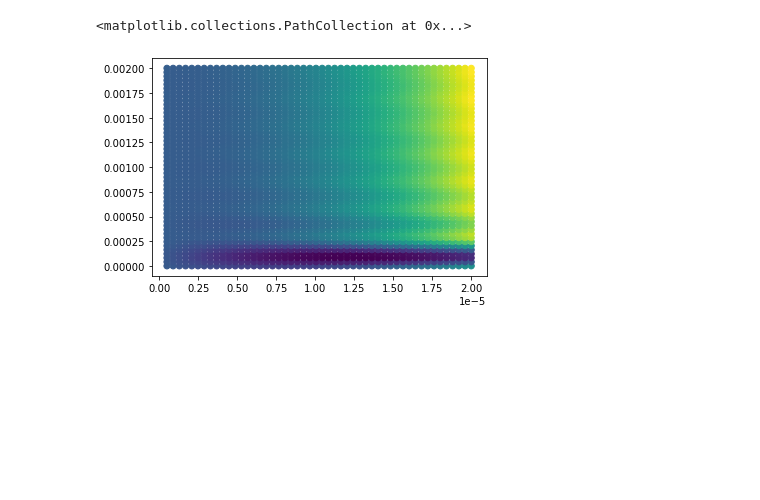
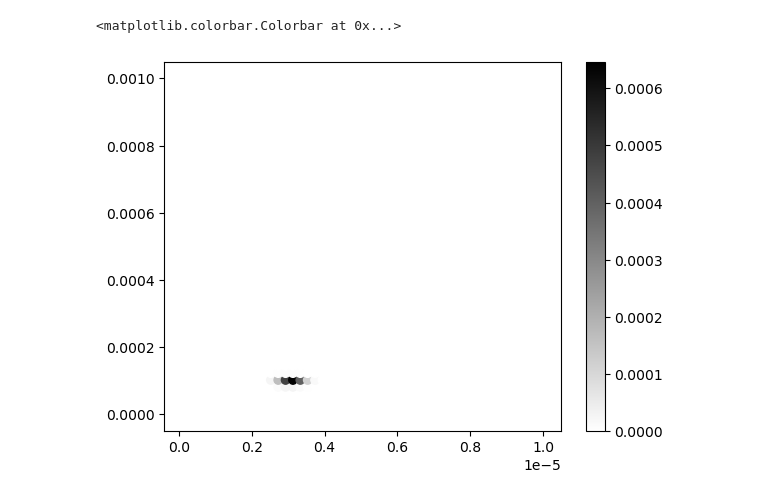
Before and after one commit to kyleyhw/CITA_mini_project, a Jupyter notebook: mini-project.ipynb, the cells around one changed output. Saved outputs shown, nothing was run; the diff lists cells and outputs as text; code cells hidden in the pictures; blank space fills up the shorter version.

```diff
--- a/mini-project.ipynb
+++ b/mini-project.ipynb
@@ -17,11 +17,11 @@ nwalkers = 4
 steps = 2000
 # (epsilon, fdot): true value for epsilon is 1e-6, true value for fdot is 1e-4
 
-epsilon_lower_bound = 0.5e-6
-epsilon_upper_bound = 20e-6
+epsilon_lower_bound = 0.1e-6
+epsilon_upper_bound = 10e-6
 
-df_dt_lower_bound = 0.5e-6
-df_dt_upper_bound = 20e-4
+df_dt_lower_bound = 0.1e-6
+df_dt_upper_bound = 10e-4
 
 prior_lower_bounds = (epsilon_lower_bound, df_dt_lower_bound)
 prior_upper_bounds = (epsilon_upper_bound, df_dt_upper_bound)
@@ -156,7 +328,7 @@ check_df_dt = chain.T[1, -1]
 
 check_template = Template(epsilon=check_epsilon, df_dt=check_df_dt, f_rot0=data.f_rot0)
 check_model = check_template(data.times)
-likelihood = Likelihood()
-check_likelihood = np.log(likelihood(check_model, data.signal))
-print('likelihood for params (epsilon, fdot) = (%f, %f) is %f' %(check_epsilon, check_df_dt, check_likelihood))
+log_likelihood = LogLike()
+check_likelihood = log_likelihood(check_model, data.signal)
+print('log likelihood for params (epsilon, fdot) = (%f, %f) is %f' %(check_epsilon, check_df_dt, check_likelihood))
 # %% [output]
@@ -171,8 +344,8 @@ class Evaluate:
     def __call__(self, epsilon, df_dt):
         template = Template(epsilon=epsilon, df_dt=df_dt, f_rot0=self.f_rot0)
         model = template(self.times)
-        likelihood = Likelihood()
-        result = np.log(likelihood(model, self.signal))
+        log_likelihood = LogLike()
+        result = log_likelihood(model, self.signal)
 
         return result
 # %%
@@ -197,10 +388,11 @@ for epsilon_value in epsilon_coords:
 # %%
 epsilon_plot = [coord[0] for coord in coords]
 df_dt_plot = [coord[1] for coord in coords]
 
-normalized_likelihood_values = likelihood_values / np.max(likelihood_values)
+normalized_likelihood_values = np.exp(likelihood_values)
 
-plt.scatter(epsilon_plot, df_dt_plot, c = normalized_likelihood_values)
+plt.scatter(epsilon_plot, df_dt_plot, c = normalized_likelihood_values, cmap='binary')
+plt.colorbar()
 # %% [output]
-<matplotlib.collections.PathCollection at 0x...>
+<matplotlib.colorbar.Colorbar at 0x...>
-[figure, old version]
+[figure, new version]
```
Also changed, not shown: parts of 9 cells of this notebook, 1 other file.
